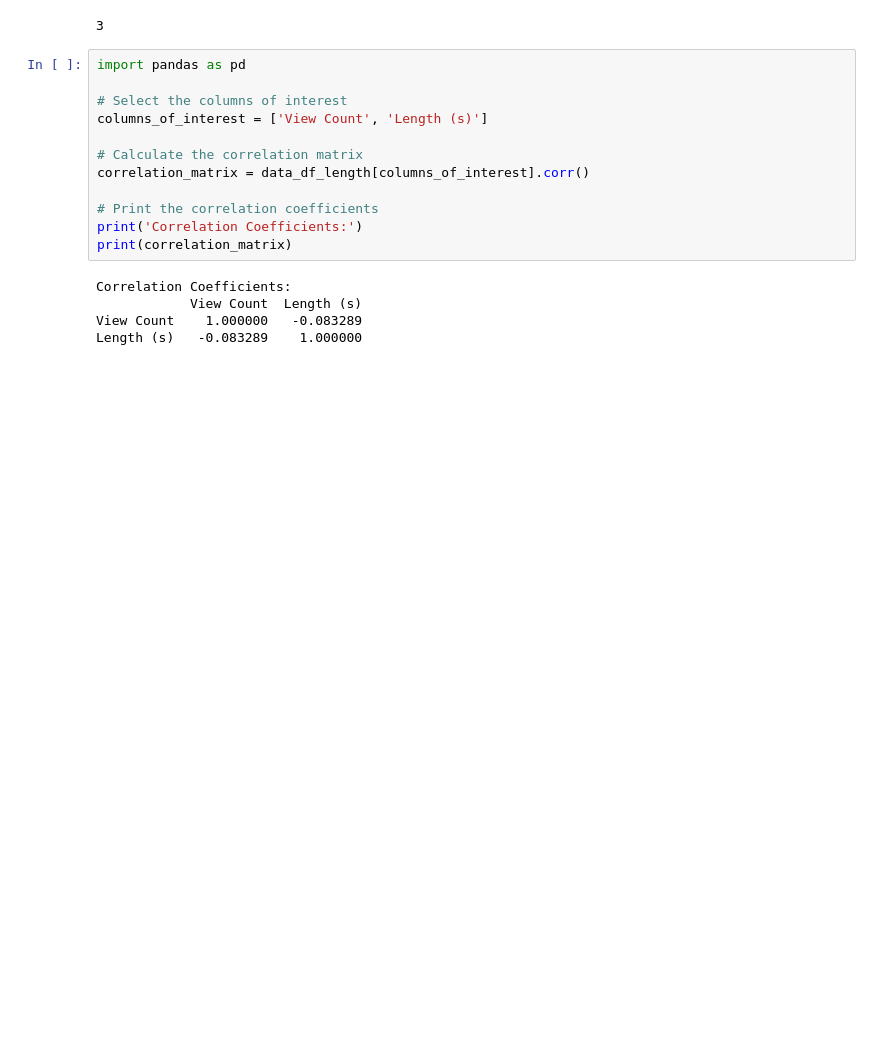
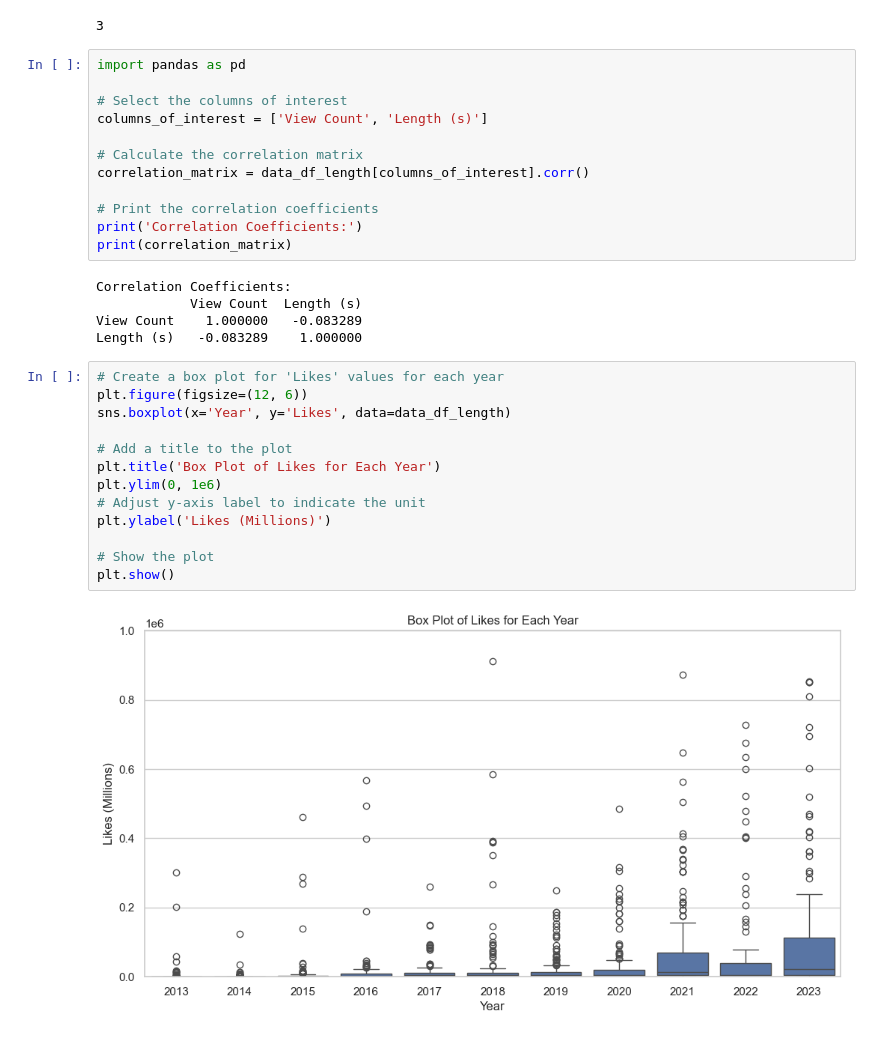
Before and after one commit to C-Duke0/Project-one, a Jupyter notebook: Data_with_likes/Data_sorting.ipynb, the cells around one changed output. Cells and saved outputs as stored; diff of their text form; blank space fills up the shorter version.

```diff
--- a/Data_with_likes/Data_sorting.ipynb
+++ b/Data_with_likes/Data_sorting.ipynb
@@ -336,3 +322,18 @@ Correlation Coefficients:
             View Count  Length (s)
 View Count    1.000000   -0.083289
 Length (s)   -0.083289    1.000000
+# %%
+# Create a box plot for 'Likes' values for each year
+plt.figure(figsize=(12, 6))
+sns.boxplot(x='Year', y='Likes', data=data_df_length)
+
+# Add a title to the plot
+plt.title('Box Plot of Likes for Each Year')
+plt.ylim(0, 1e6)
+# Adjust y-axis label to indicate the unit
+plt.ylabel('Likes (Millions)')
+
+# Show the plot
+plt.show()
+# %% [output]
+[figure, added]
```
Also changed, not shown: parts of 7 cells of this notebook.
